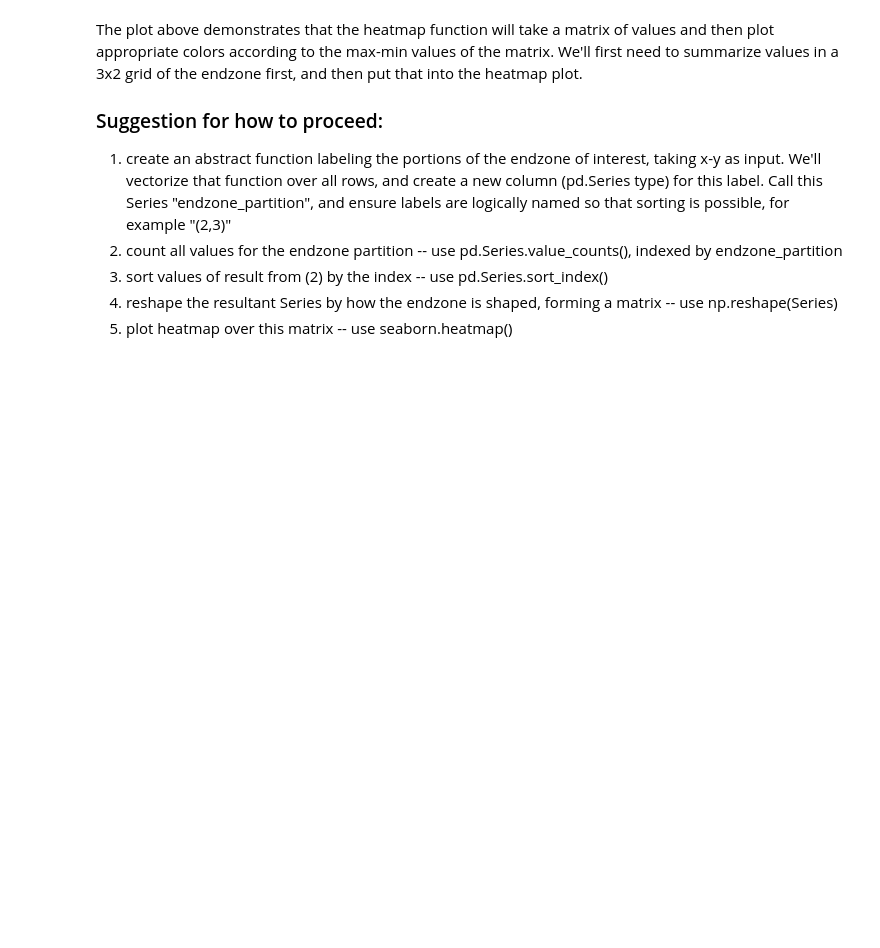
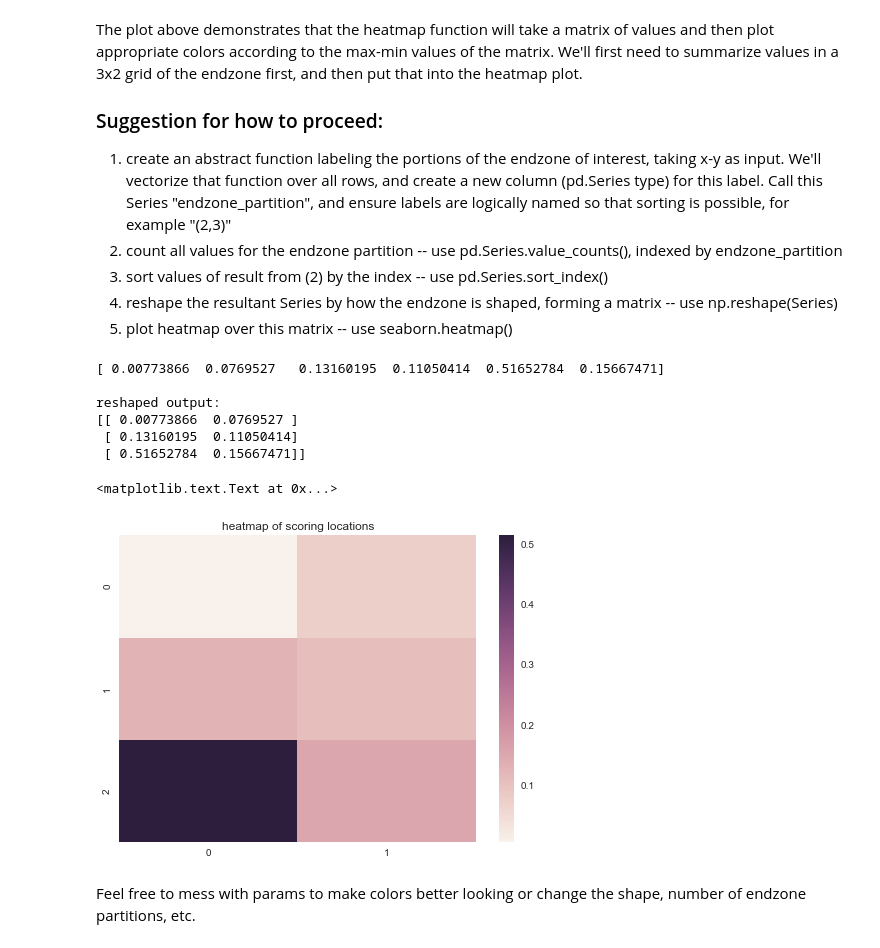
Before and after one commit to erjenkins29/shsu-stats, a Jupyter notebook: exploratory-analysis.ipynb, the cells around one changed output. Cells and saved outputs as stored; diff of their text form; code cells hidden in the pictures; blank space fills up the shorter version.

Commit message:
added example goal-heatmap

```diff
--- a/exploratory-analysis.ipynb
+++ b/exploratory-analysis.ipynb
@@ -152,3 +152,25 @@ def endzone_partition(x,y):
     """ input:  (x,y) coordinate of the location where the goal was caught
         output: endzone partition that (x,y) belongs to
     """
+# %%
+example_endzone_heatmap = dirichlet(ones(6))  # Easiest way for me to ensure all partitions of endzone sum to 1...sorry
+print example_endzone_heatmap
+
+example_endzone_heatmap = np.reshape(example_endzone_heatmap, (3,2))
+
+print "\nreshaped output:\n", example_endzone_heatmap
+# %% [output]
+[ 0.00773866  0.0769527   0.13160195  0.11050414  0.51652784  0.15667471]
+
+reshaped output:
+[[ 0.00773866  0.0769527 ]
+ [ 0.13160195  0.11050414]
+ [ 0.51652784  0.15667471]]
+# %%
+heatmap(example_endzone_heatmap)
+title("heatmap of scoring locations")
+# %% [output]
+<matplotlib.text.Text at 0x...>
+[figure, added]
+# %% [markdown]
+Feel free to mess with params to make colors better looking or change the shape, number of endzone partitions, etc.
```
